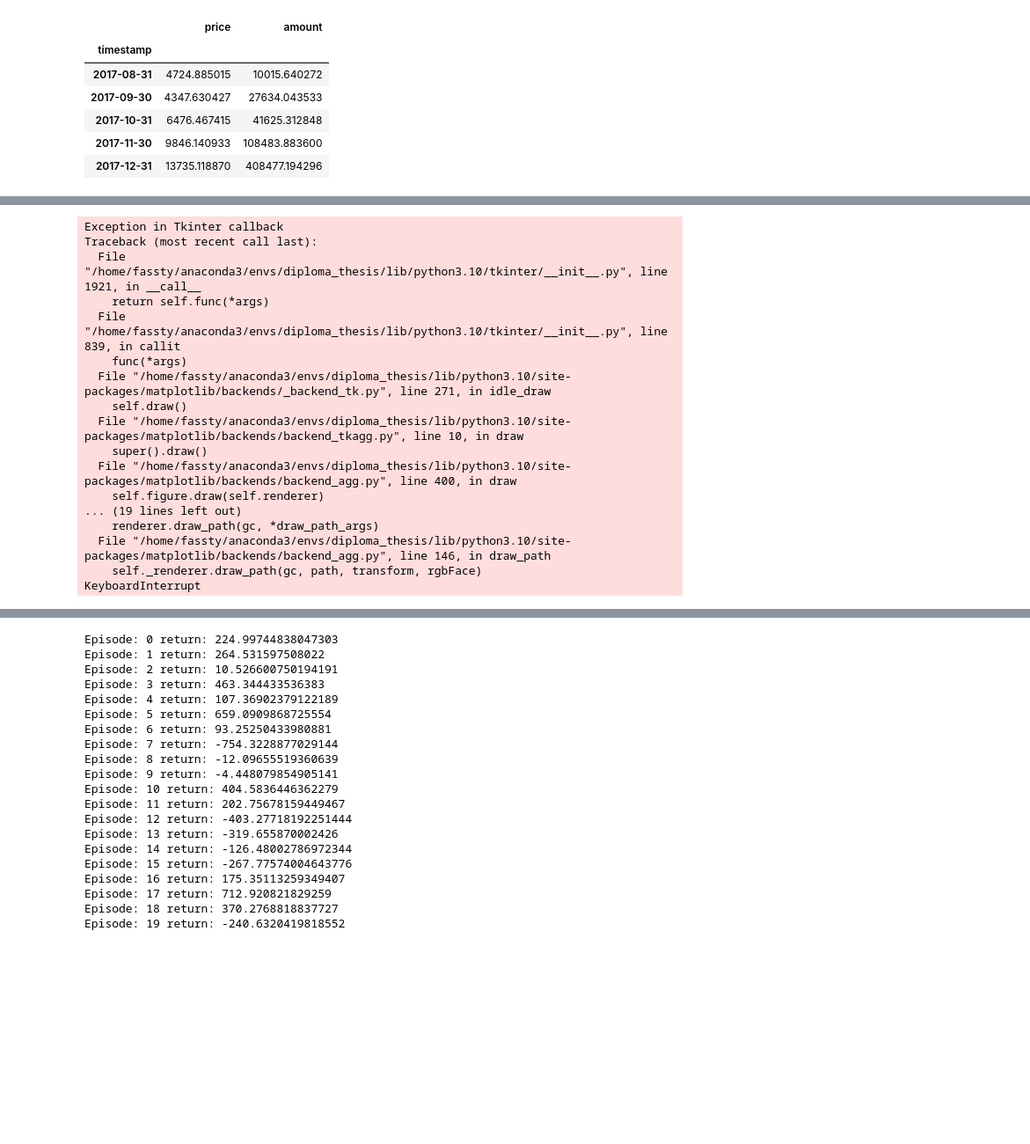
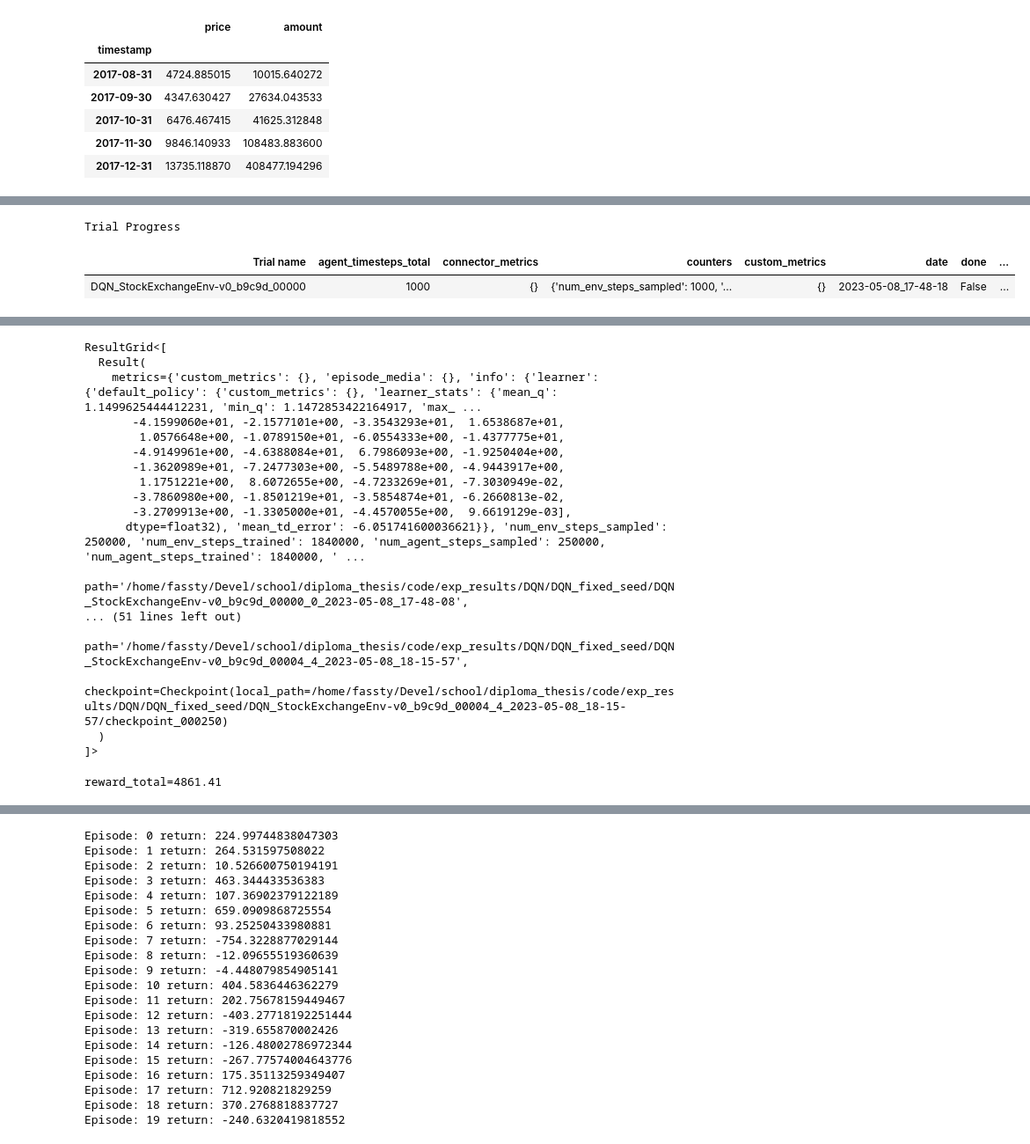
Before and after one commit to Fassty/diploma-thesis, a Jupyter notebook: notebooks/simple_rl_env_testing.ipynb, the cells around one changed output, grey strips where cells are left out. Shown: that part at 88% size. Cells and saved outputs as stored; diff of their text form; code cells hidden in the pictures; blank space fills up the shorter version.

```diff
--- a/notebooks/simple_rl_env_testing.ipynb
+++ b/notebooks/simple_rl_env_testing.ipynb
@@ -145,0 +126,31 @@ env = StockExchangeEnv(market_data=exchange_data)
+# %%
+from ray import tune, air
+from ray.rllib.algorithms.dqn import DQNConfig
+ray.shutdown()
+ray.init()
+
+from rl_trading.simulation.env import StockExchangeEnv0
+
+config = (
+    DQNConfig()
+    .rollouts(num_rollout_workers=1, num_envs_per_worker=4)
+    .resources(num_gpus=0.2)
+    .environment(env='StockExchangeEnv-v0')
+    .training(hiddens=[512], num_steps_sampled_before_learning_starts=20_000, target_network_update_freq=4_000)
+)
+
+tuner = tune.Tuner(
+    "DQN",
+    run_config=air.RunConfig(
+        name='DQN_fixed_seed',
+        local_dir='../exp_results/DQN',
+        stop={"training_iteration": 250},
+    ),
+    tune_config=tune.TuneConfig(
+        num_samples=5
+    ),
+    param_space=config,
+)
+
+tuner.fit()
+# %% [output]
@@ -145,0 +170,3 @@ env = StockExchangeEnv(market_data=exchange_data)
+Trial Progress
+| Trial name | agent_timesteps_total | connector_metrics | counters | custom_metrics | date | done | ... |
+| DQN_StockExchangeEnv-v0_b9c9d_00000 | 1000 | {} | {'num_env_steps_sampled': 1000, '... | {} | 2023-05-08_17-48-18 | False | ... |
@@ -146,6 +181,26 @@ env = StockExchangeEnv(market_data=exchange_data)
+ResultGrid<[
+  Result(
+    metrics={'custom_metrics': {}, 'episode_media': {}, 'info': {'learner': {'default_policy': {'custom_metrics': {}, 'learner_stats': {'mean_q': 1.1499625444412231, 'min_q': 1.1472853422164917, 'max_ ...
+       -4.1599060e+01, -2.1577101e+00, -3.3543293e+01,  1.6538687e+01,
+        1.0576648e+00, -1.0789150e+01, -6.0554333e+00, -1.4377775e+01,
+       -4.9149961e+00, -4.6388084e+01,  6.7986093e+00, -1.9250404e+00,
+       -1.3620989e+01, -7.2477303e+00, -5.5489788e+00, -4.9443917e+00,
+        1.1751221e+00,  8.6072655e+00, -4.7233269e+01, -7.3030949e-02,
+       -3.7860980e+00, -1.8501219e+01, -3.5854874e+01, -6.2660813e-02,
+       -3.2709913e+00, -1.3305000e+01, -4.4570055e+00,  9.6619129e-03],
+      dtype=float32), 'mean_td_error': -6.051741600036621}}, 'num_env_steps_sampled': 250000, 'num_env_steps_trained': 1840000, 'num_agent_steps_sampled': 250000, 'num_agent_steps_trained': 1840000, ' ...
+    path='/home/fassty/Devel/school/diploma_thesis/code/exp_results/DQN/DQN_fixed_seed/DQN_StockExchangeEnv-v0_b9c9d_00000_0_2023-05-08_17-48-08',
+... (51 lines left out)
+    path='/home/fassty/Devel/school/diploma_thesis/code/exp_results/DQN/DQN_fixed_seed/DQN_StockExchangeEnv-v0_b9c9d_00004_4_2023-05-08_18-15-57',
+    checkpoint=Checkpoint(local_path=/home/fassty/Devel/school/diploma_thesis/code/exp_results/DQN/DQN_fixed_seed/DQN_StockExchangeEnv-v0_b9c9d_00004_4_2023-05-08_18-15-57/checkpoint_000250)
+  )
+]>
 # %%
-env.reset()
+env = StockExchangeEnv0()
+
+env.reset(seed=52)
 done = False
+reward_total = 0
 while not done:
     env.render()
     current_idx = env.current_idx
@@ -158,21 +213,8 @@ while not done:
     else:
         action = 0
     state, reward, done, _, _ = env.step(action)
+    reward_total += reward
+
+print(f'{reward_total=:.2f}')
 # %% [output]
-Exception in Tkinter callback
-Traceback (most recent call last):
-  File "/home/fassty/anaconda3/envs/diploma_thesis/lib/python3.10/tkinter/__init__.py", line 1921, in __call__
-    return self.func(*args)
-  File "/home/fassty/anaconda3/envs/diploma_thesis/lib/python3.10/tkinter/__init__.py", line 839, in callit
-    func(*args)
-  File "/home/fassty/anaconda3/envs/diploma_thesis/lib/python3.10/site-packages/matplotlib/backends/_backend_tk.py", line 271, in idle_draw
-    self.draw()
-  File "/home/fassty/anaconda3/envs/diploma_thesis/lib/python3.10/site-packages/matplotlib/backends/backend_tkagg.py", line 10, in draw
-    super().draw()
-  File "/home/fassty/anaconda3/envs/diploma_thesis/lib/python3.10/site-packages/matplotlib/backends/backend_agg.py", line 400, in draw
-    self.figure.draw(self.renderer)
-... (19 lines left out)
-    renderer.draw_path(gc, *draw_path_args)
-  File "/home/fassty/anaconda3/envs/diploma_thesis/lib/python3.10/site-packages/matplotlib/backends/backend_agg.py", line 146, in draw_path
-    self._renderer.draw_path(gc, path, transform, rgbFace)
-KeyboardInterrupt
+reward_total=4861.41
```
Also changed, not shown: parts of 11 cells of this notebook.
